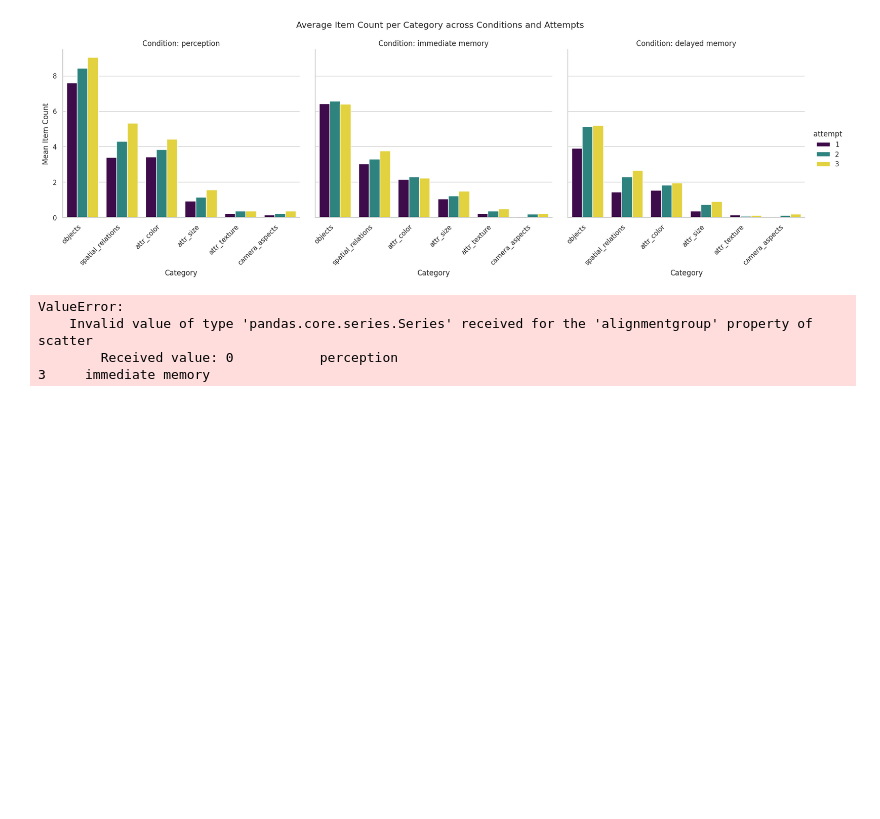
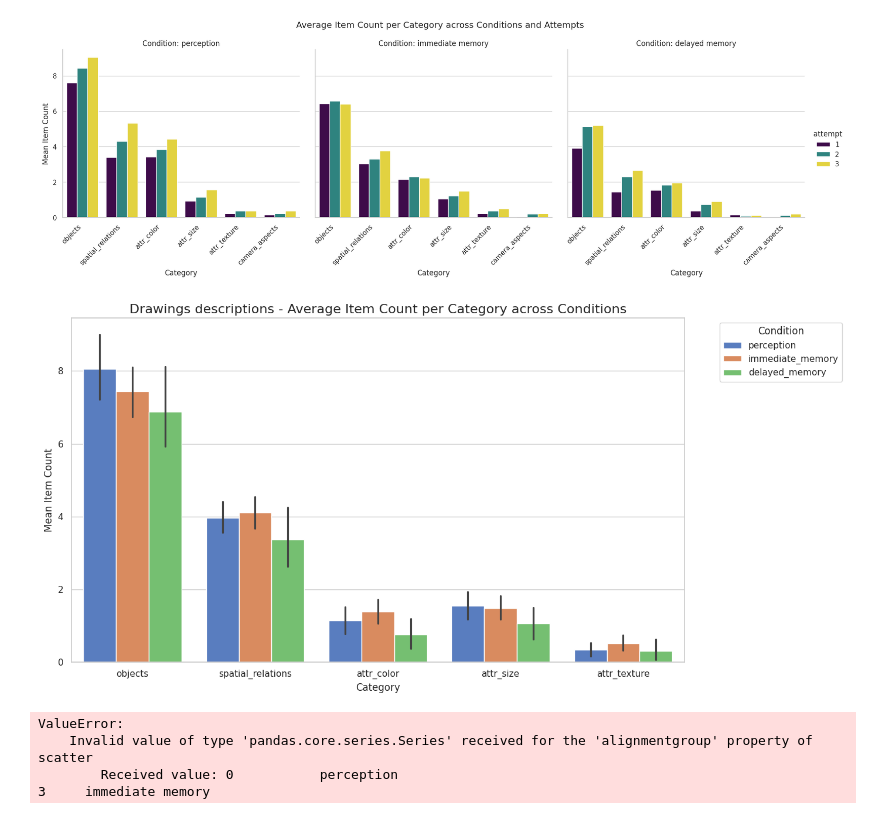
Before and after one commit to AnatKordon/Imagination_in_translation, a Jupyter notebook: analysis/nlp_analysis/comparing_conditions.ipynb, the cells around one changed output. Drawn from its saved outputs; the diff is of its cells as text; code cells hidden in the pictures; blank space fills up the shorter version.

```diff
--- a/analysis/nlp_analysis/comparing_conditions.ipynb
+++ b/analysis/nlp_analysis/comparing_conditions.ipynb
@@ -36,7 +36,7 @@ df = pd.read_csv("/mnt/hdd/anatkorol/Imagination_in_translation/Data/processed_d
 #make sure df doesn't include gpt-5 as uid!!!
 df_gpt = pd.read_csv("/mnt/hdd/anatkorol/Imagination_in_translation/Data/processed_data/comparing_conditions/gpt_descs.csv")
 df_wilma = pd.read_csv("/mnt/hdd/anatkorol/Imagination_in_translation/Data/other_datasets/wilmas_drawings_2019/wilmas_data_2019.csv")
-
+df_wilma_desc = pd.read_csv("/mnt/hdd/anatkorol/Imagination_in_translation/Data/processed_data/wilmas_drawings_2019/nlp_analysis/wilma_descriptions_with_semantic_tags_all_conditions.csv")
 # df_perc = pd.read_csv("/mnt/hdd/anatkorol/Imagination_in_translation/Data/processed_data/10122025_pilot_2/nlp_analysis/ppt_w_gpt_semantic_tags.csv")
 # df_im_mem = pd.read_csv("/mnt/hdd/anatkorol/Imagination_in_translation/Data/processed_data/05012026_pilot_2_memory/nlp_analysis/ppt_w_gpt_semantic_tags.csv")
 # df_delay_mem = pd.read_csv("/mnt/hdd/anatkorol/Imagination_in_translation/Data/processed_data/09032026_pilot_2_delayed_memory_digit-span/nlp_analysis/ppt_w_gpt_semantic_tags.csv")
@@ -112,4 +109,4 @@ def converted (df):
 #apply conversion to each df
 df = converted(df)
 df_gpt = converted(df_gpt)
-df_clean = converted(df_clean)
+df_wilma_desc = converted(df_wilma_desc)
@@ -263,6 +254,70 @@ g.fig.suptitle('Average Item Count per Category across Conditions and Attempts',
 plt.show()
 # %% [output]
 [figure]
+# %%
+# same analysis but with wilma's descriptions:
+import pandas as pd
+import seaborn as sns
+import matplotlib.pyplot as plt
+
+# 1. Define the columns of interest
+selected_columns = ["objects", "spatial_relations", "attr_color", "attr_size", "attr_texture"]
+
+import pandas as pd
+import numpy as np
+import seaborn as sns
+import matplotlib.pyplot as plt
+
+# 1. Select the ID columns and categories
+id_cols = ["condition", "original_name", "gt"]
+selected_columns = ["objects", "spatial_relations", "attr_color", "attr_size", "attr_texture"]
+
+# 2. Melt the dataframe to turn columns into rows (Wide to Long)
+long = df_wilma_desc.melt(
+    id_vars=id_cols,
+    value_vars=selected_columns,
+    var_name="category",
+    value_name="items"
+)
+
+# 3. Apply the counting logic
+def safe_len(x):
+    """Length for list-like; 0 for NaN/None; 1 for scalar non-list values."""
+    if x is None or (isinstance(x, (float, int)) and pd.isna(x)):
+        return 0
+    if isinstance(x, (list, tuple, set, dict)):
+        return len(x)
+    return 1
+
+long["count"] = long["items"].apply(safe_len)
+
+# 4. Enforce categorical order for categories
+long["category"] = pd.Categorical(long["category"], categories=selected_columns, ordered=True)
+
+# 5. Visualize the counts across conditions
+plt.figure(figsize=(14, 7))
+sns.set_theme(style="whitegrid")
+
+# Create the bar chart: each category has the three conditions side-by-side
+sns.barplot(
+    data=long,
+    x='category',
+    y='count',
+    hue='condition',
+    palette='muted'
+)
+
+plt.title('Drawings descriptions - Average Item Count per Category across Conditions', fontsize=16)
+plt.ylabel('Mean Item Count', fontsize=12)
+plt.xlabel('Category', fontsize=12)
+plt.legend(title='Condition', bbox_to_anchor=(1.05, 1), loc='upper left')
+plt.tight_layout()
+
+# # Save outputs
+# plt.savefig('wilma_long_counts_summary.png', dpi=300)
+# long.to_csv('df_wilma_long_counts.csv', index=False)
+# %% [output]
+[figure, added]
 # %%
 import plotly.graph_objects as go
 import pandas as pd
```
Also changed, not shown: parts of 5 cells of this notebook, 8 other files.
